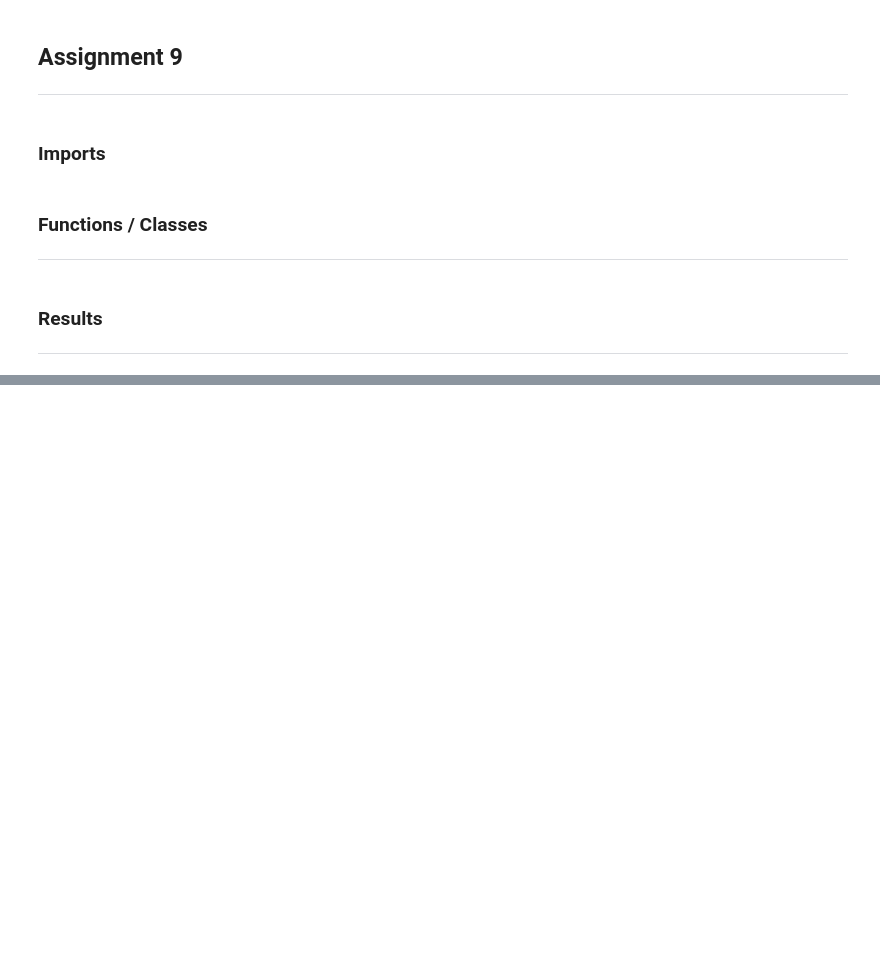
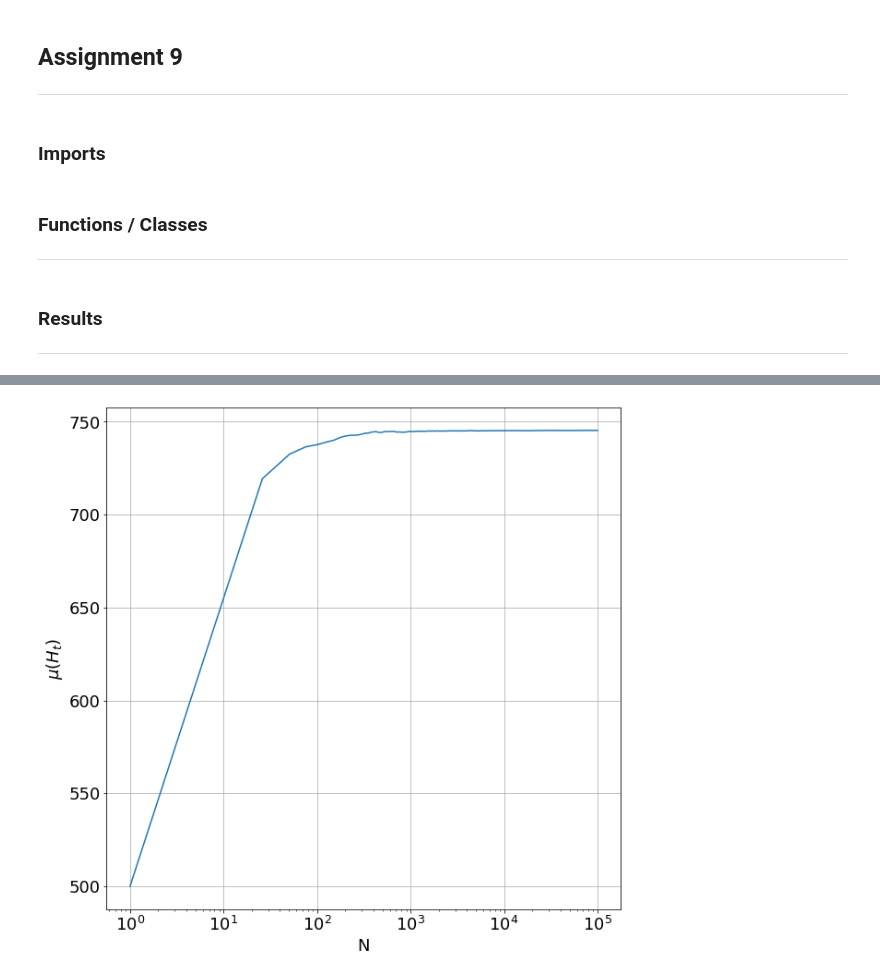
Before and after one commit to SByeUva/uncertainty_quantification, a Jupyter notebook: 09_homework/HW9 .ipynb, the cells around one changed output, grey strips where cells are left out. Drawn from its saved outputs; the diff is of its cells as text; code cells hidden in the pictures; blank space fills up the shorter version.

```diff
--- a/09_homework/HW9 .ipynb
+++ b/09_homework/HW9 .ipynb
@@ -92,0 +133,14 @@ Estimated accept prob 0.2544063174176741
+# %%
+sample_n = [n for n in range(1, M+1, 25)]
+running_mean_MCMC = [np.mean(sample[:n]) for n in range(1,M+1, 25)]
+running_std_MCMC = [np.std(sample[:n]) for n in range(1,M+1, 25)]
+# %%
+plt.figure(figsize = (10,10))
+plt.plot(sample_n, running_mean_MCMC)
+plt.ylabel(r'$\mu(H_t)$')
+plt.xlabel('N')
+plt.xscale('log')
+plt.grid()
+plt.savefig("figures/rolling_mean.png", dpi=300)
+# %% [output]
+[figure, added]
```
Also changed, not shown: parts of 12 cells of this notebook, 6 other files.
